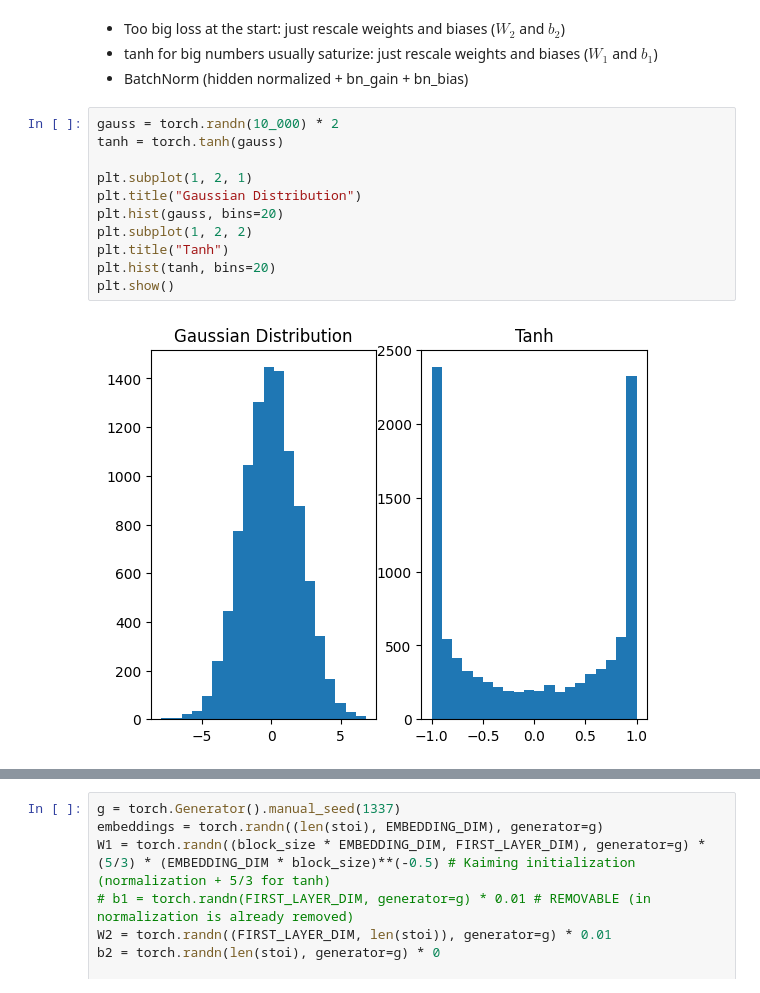
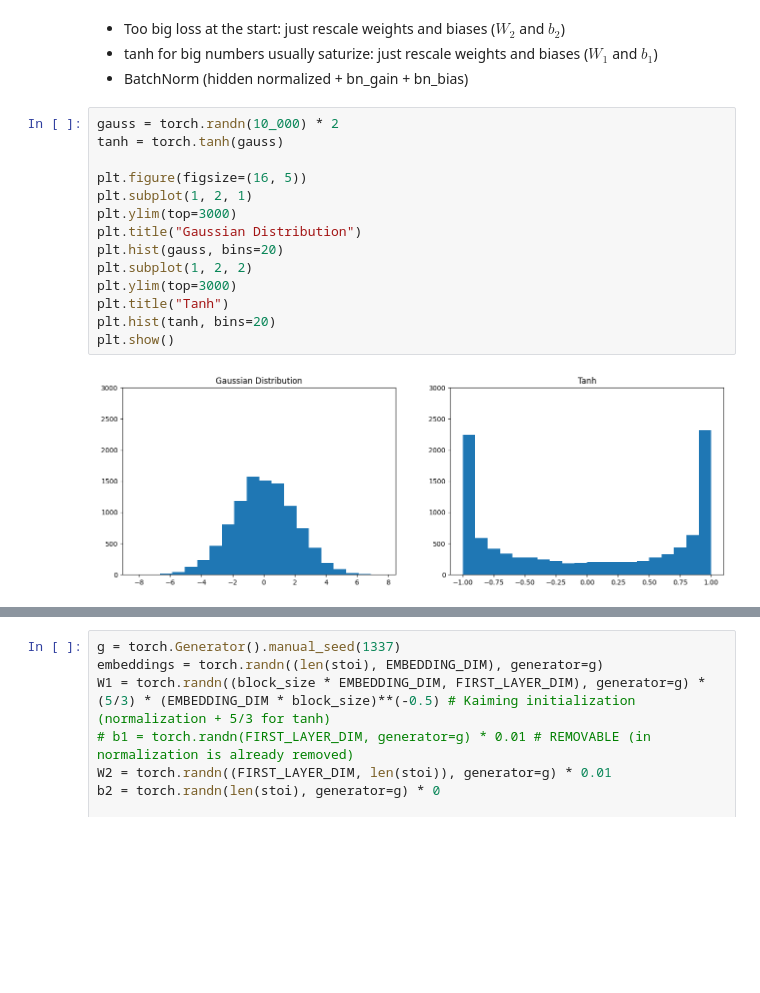
Before and after one commit to DanieleDiSpirito/intelligence-from-scratch, a Jupyter notebook: 02_ACLM/ACLM.ipynb, the cells around one changed output, grey strips where cells are left out. Saved outputs shown, nothing was run; the diff lists cells and outputs as text; blank space fills up the shorter version.

Commit message:
Fixed DECAY mul misplacement
+ Same ylim for hist in tanh transformations
+ decay 1 for parameter -> 1 for mini-batch epoch

```diff
--- a/02_ACLM/ACLM.ipynb
+++ b/02_ACLM/ACLM.ipynb
@@ -763,16 +764,19 @@ rosa
 # %%
 gauss = torch.randn(10_000) * 2
 tanh = torch.tanh(gauss)
 
+plt.figure(figsize=(16, 5))
 plt.subplot(1, 2, 1)
+plt.ylim(top=3000)
 plt.title("Gaussian Distribution")
 plt.hist(gauss, bins=20)
 plt.subplot(1, 2, 2)
+plt.ylim(top=3000)
 plt.title("Tanh")
 plt.hist(tanh, bins=20)
 plt.show()
 # %% [output]
-[figure, old version]
+[figure, new version]
 # %%
 gauss = torch.randn(10_000) * 0.5
 tanh = torch.tanh(gauss)
```
Also changed, not shown: parts of 7 cells of this notebook, 1 other file.
